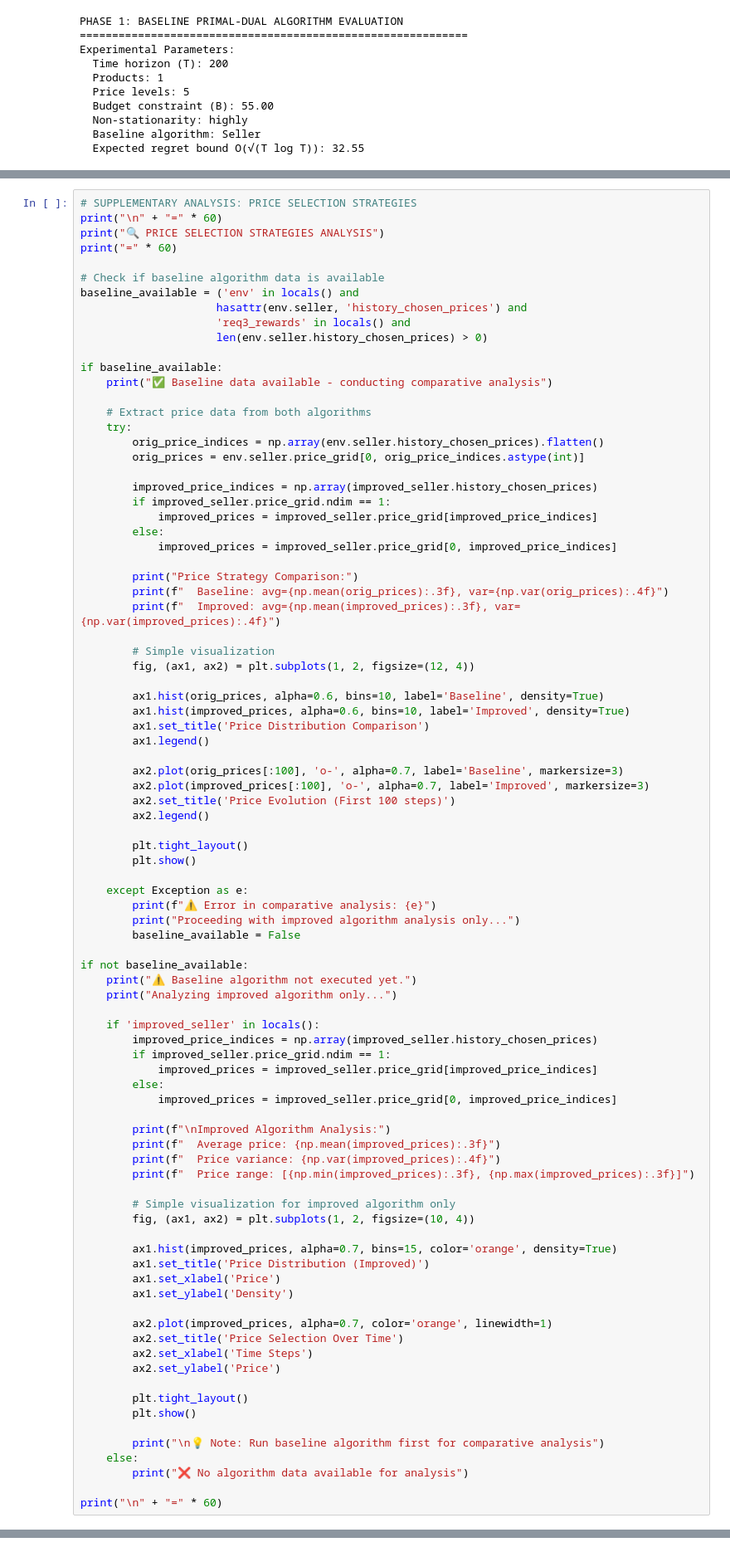
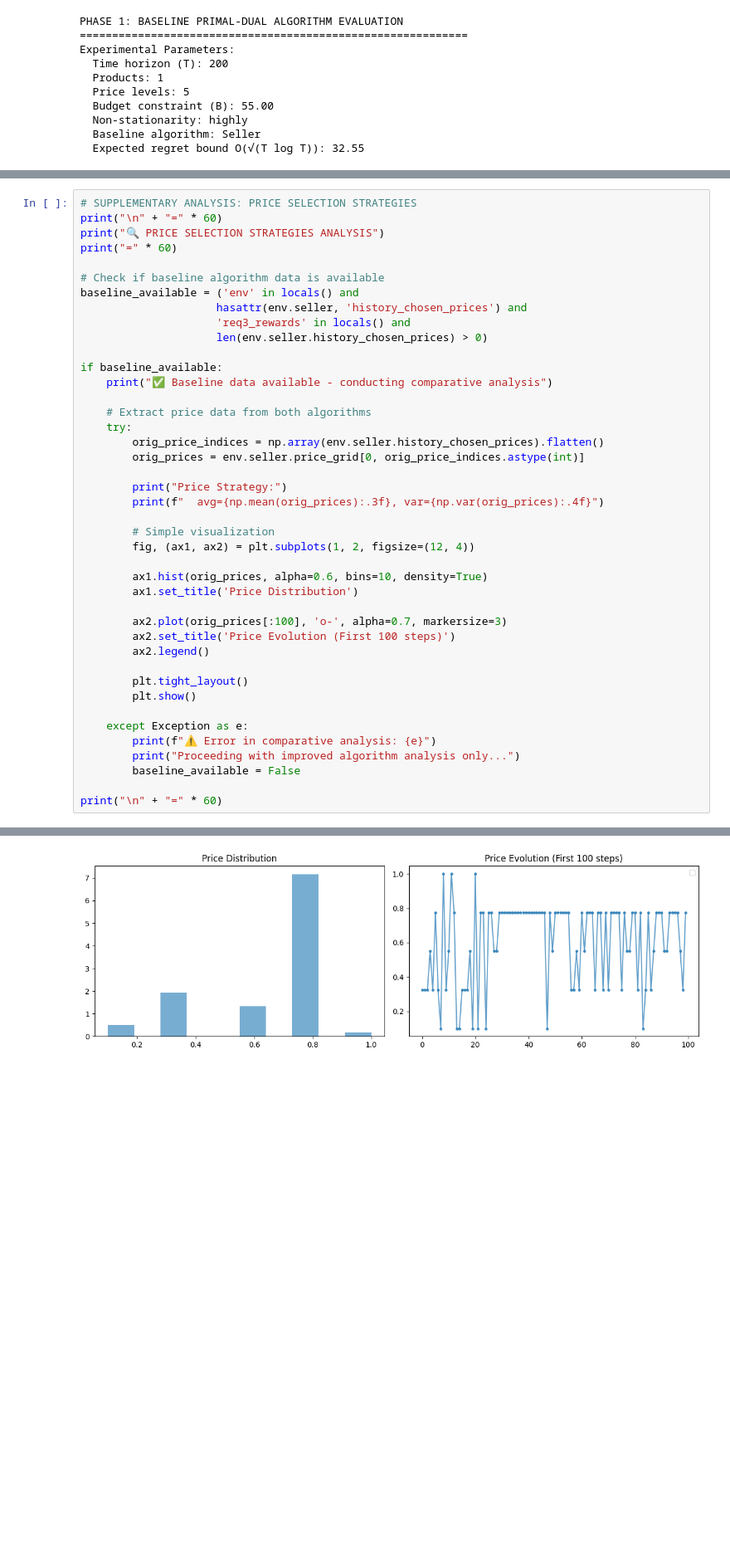
Before and after one commit to francinze/ola-proj-2425, a Jupyter notebook: project_work/req_3.ipynb, the cells around one changed output, grey strips where cells are left out. Shown at 83% size. Drawn from its saved outputs; the diff is of its cells as text; blank space fills up the shorter version.

```diff
--- a/project_work/req_3.ipynb
+++ b/project_work/req_3.ipynb
@@ -502,26 +145,16 @@ if baseline_available:
         orig_price_indices = np.array(env.seller.history_chosen_prices).flatten()
         orig_prices = env.seller.price_grid[0, orig_price_indices.astype(int)]
 
-        improved_price_indices = np.array(improved_seller.history_chosen_prices)
-        if improved_seller.price_grid.ndim == 1:
-            improved_prices = improved_seller.price_grid[improved_price_indices]
-        else:
-            improved_prices = improved_seller.price_grid[0, improved_price_indices]
-
-        print("Price Strategy Comparison:")
-        print(f"  Baseline: avg={np.mean(orig_prices):.3f}, var={np.var(orig_prices):.4f}")
-        print(f"  Improved: avg={np.mean(improved_prices):.3f}, var={np.var(improved_prices):.4f}")
+        print("Price Strategy:")
+        print(f"  avg={np.mean(orig_prices):.3f}, var={np.var(orig_prices):.4f}")
 
         # Simple visualization
         fig, (ax1, ax2) = plt.subplots(1, 2, figsize=(12, 4))
 
-        ax1.hist(orig_prices, alpha=0.6, bins=10, label='Baseline', density=True)
-        ax1.hist(improved_prices, alpha=0.6, bins=10, label='Improved', density=True)
-        ax1.set_title('Price Distribution Comparison')
-        ax1.legend()
+        ax1.hist(orig_prices, alpha=0.6, bins=10, density=True)
+        ax1.set_title('Price Distribution')
 
-        ax2.plot(orig_prices[:100], 'o-', alpha=0.7, label='Baseline', markersize=3)
-        ax2.plot(improved_prices[:100], 'o-', alpha=0.7, label='Improved', markersize=3)
+        ax2.plot(orig_prices[:100], 'o-', alpha=0.7, markersize=3)
         ax2.set_title('Price Evolution (First 100 steps)')
         ax2.legend()
 
@@ -533,42 +166,6 @@ if baseline_available:
         print("Proceeding with improved algorithm analysis only...")
         baseline_available = False
 
-if not baseline_available:
-    print("⚠️ Baseline algorithm not executed yet.")
-    print("Analyzing improved algorithm only...")
-
-    if 'improved_seller' in locals():
-        improved_price_indices = np.array(improved_seller.history_chosen_prices)
-        if improved_seller.price_grid.ndim == 1:
-            improved_prices = improved_seller.price_grid[improved_price_indices]
-        else:
-            improved_prices = improved_seller.price_grid[0, improved_price_indices]
-
-        print(f"\nImproved Algorithm Analysis:")
-        print(f"  Average price: {np.mean(improved_prices):.3f}")
-        print(f"  Price variance: {np.var(improved_prices):.4f}")
-        print(f"  Price range: [{np.min(improved_prices):.3f}, {np.max(improved_prices):.3f}]")
-
-        # Simple visualization for improved algorithm only
-        fig, (ax1, ax2) = plt.subplots(1, 2, figsize=(10, 4))
-
-        ax1.hist(improved_prices, alpha=0.7, bins=15, color='orange', density=True)
-        ax1.set_title('Price Distribution (Improved)')
-        ax1.set_xlabel('Price')
-        ax1.set_ylabel('Density')
-
-        ax2.plot(improved_prices, alpha=0.7, color='orange', linewidth=1)
-        ax2.set_title('Price Selection Over Time')
-        ax2.set_xlabel('Time Steps')
-        ax2.set_ylabel('Price')
-
-        plt.tight_layout()
-        plt.show()
-
-        print("\n💡 Note: Run baseline algorithm first for comparative analysis")
-    else:
-        print("❌ No algorithm data available for analysis")
-
 print("\n" + "=" * 60)
 # %% [output]
 ============================================================
@@ -584,0 +177 @@ Analyzing improved algorithm only...
+[figure, added]
```
Also changed, not shown: parts of 10 cells of this notebook, 11 other files.
